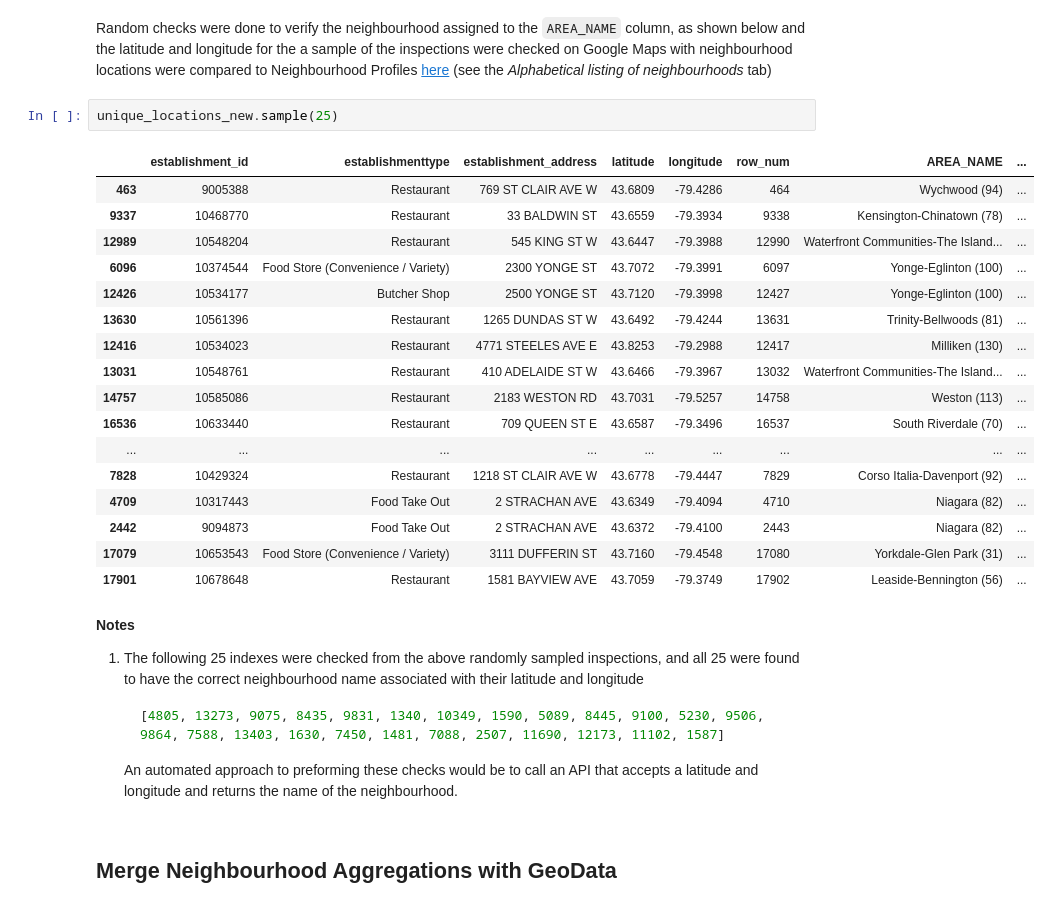
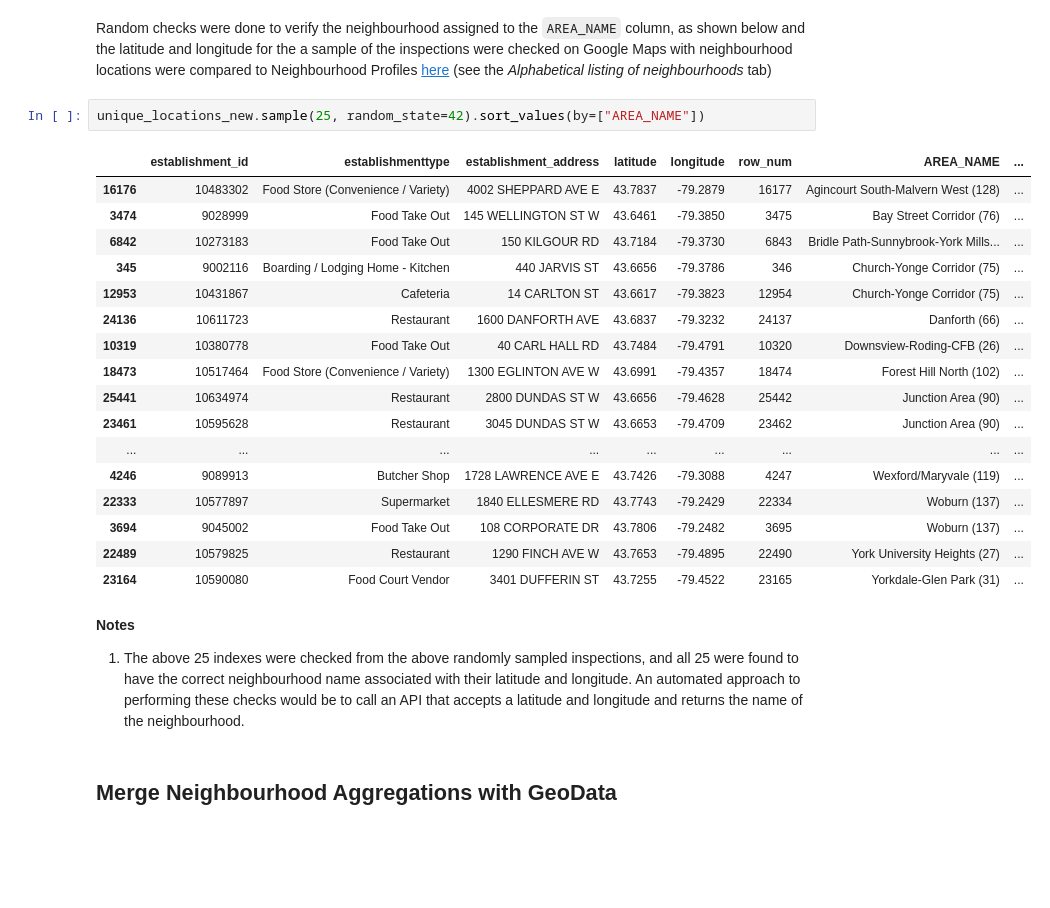
Before and after one commit to elsdes3/dinesafe-inspections, a Jupyter notebook: 4_get_stats_by_neighbourhood.ipynb, the cells around one changed output. Cells and saved outputs as stored; diff of their text form; blank space fills up the shorter version.

````diff
--- a/4_get_stats_by_neighbourhood.ipynb
+++ b/4_get_stats_by_neighbourhood.ipynb
@@ -544,33 +544,28 @@ Wall time: 58.8 ms
 # %% [markdown]
 Random checks were done to verify the neighbourhood assigned to the `AREA_NAME` column, as shown below and the latitude and longitude for the a sample of the inspections were checked on Google Maps with neighbourhood locations were compared to Neighbourhood Profiles [here](https://www.toronto.ca/city-government/data-research-maps/neighbourhoods-communities/neighbourhood-profiles/) (see the *Alphabetical listing of neighbourhoods* tab)
 # %%
-unique_locations_new.sample(25)
+unique_locations_new.sample(25, random_state=42).sort_values(by=["AREA_NAME"])
 # %% [output]
 |  | establishment_id | establishmenttype | establishment_address | latitude | longitude | row_num | AREA_NAME | ... |
-| 463 | 9005388 | Restaurant | 769 ST CLAIR AVE W | 43.6809 | -79.4286 | 464 | Wychwood (94) | ... |
-| 9337 | 10468770 | Restaurant | 33 BALDWIN ST | 43.6559 | -79.3934 | 9338 | Kensington-Chinatown (78) | ... |
-| 12989 | 10548204 | Restaurant | 545 KING ST W | 43.6447 | -79.3988 | 12990 | Waterfront Communities-The Island... | ... |
-| 6096 | 10374544 | Food Store (Convenience / Variety) | 2300 YONGE ST | 43.7072 | -79.3991 | 6097 | Yonge-Eglinton (100) | ... |
-| 12426 | 10534177 | Butcher Shop | 2500 YONGE ST | 43.7120 | -79.3998 | 12427 | Yonge-Eglinton (100) | ... |
-| 13630 | 10561396 | Restaurant | 1265 DUNDAS ST W | 43.6492 | -79.4244 | 13631 | Trinity-Bellwoods (81) | ... |
-| 12416 | 10534023 | Restaurant | 4771 STEELES AVE E | 43.8253 | -79.2988 | 12417 | Milliken (130) | ... |
-| 13031 | 10548761 | Restaurant | 410 ADELAIDE ST W | 43.6466 | -79.3967 | 13032 | Waterfront Communities-The Island... | ... |
-| 14757 | 10585086 | Restaurant | 2183 WESTON RD | 43.7031 | -79.5257 | 14758 | Weston (113) | ... |
-| 16536 | 10633440 | Restaurant | 709 QUEEN ST E | 43.6587 | -79.3496 | 16537 | South Riverdale (70) | ... |
+| 16176 | 10483302 | Food Store (Convenience / Variety) | 4002 SHEPPARD AVE E | 43.7837 | -79.2879 | 16177 | Agincourt South-Malvern West (128) | ... |
+| 3474 | 9028999 | Food Take Out | 145 WELLINGTON ST W | 43.6461 | -79.3850 | 3475 | Bay Street Corridor (76) | ... |
+| 6842 | 10273183 | Food Take Out | 150 KILGOUR RD | 43.7184 | -79.3730 | 6843 | Bridle Path-Sunnybrook-York Mills... | ... |
+| 345 | 9002116 | Boarding / Lodging Home - Kitchen | 440 JARVIS ST | 43.6656 | -79.3786 | 346 | Church-Yonge Corridor (75) | ... |
+| 12953 | 10431867 | Cafeteria | 14 CARLTON ST | 43.6617 | -79.3823 | 12954 | Church-Yonge Corridor (75) | ... |
+| 24136 | 10611723 | Restaurant | 1600 DANFORTH AVE | 43.6837 | -79.3232 | 24137 | Danforth (66) | ... |
+| 10319 | 10380778 | Food Take Out | 40 CARL HALL RD | 43.7484 | -79.4791 | 10320 | Downsview-Roding-CFB (26) | ... |
+| 18473 | 10517464 | Food Store (Convenience / Variety) | 1300 EGLINTON AVE W | 43.6991 | -79.4357 | 18474 | Forest Hill North (102) | ... |
+| 25441 | 10634974 | Restaurant | 2800 DUNDAS ST W | 43.6656 | -79.4628 | 25442 | Junction Area (90) | ... |
+| 23461 | 10595628 | Restaurant | 3045 DUNDAS ST W | 43.6653 | -79.4709 | 23462 | Junction Area (90) | ... |
 | ... | ... | ... | ... | ... | ... | ... | ... | ... |
-| 7828 | 10429324 | Restaurant | 1218 ST CLAIR AVE W | 43.6778 | -79.4447 | 7829 | Corso Italia-Davenport (92) | ... |
-| 4709 | 10317443 | Food Take Out | 2 STRACHAN AVE | 43.6349 | -79.4094 | 4710 | Niagara (82) | ... |
-| 2442 | 9094873 | Food Take Out | 2 STRACHAN AVE | 43.6372 | -79.4100 | 2443 | Niagara (82) | ... |
-| 17079 | 10653543 | Food Store (Convenience / Variety) | 3111 DUFFERIN ST | 43.7160 | -79.4548 | 17080 | Yorkdale-Glen Park (31) | ... |
-| 17901 | 10678648 | Restaurant | 1581 BAYVIEW AVE | 43.7059 | -79.3749 | 17902 | Leaside-Bennington (56) | ... |
+| 4246 | 9089913 | Butcher Shop | 1728 LAWRENCE AVE E | 43.7426 | -79.3088 | 4247 | Wexford/Maryvale (119) | ... |
+| 22333 | 10577897 | Supermarket | 1840 ELLESMERE RD | 43.7743 | -79.2429 | 22334 | Woburn (137) | ... |
+| 3694 | 9045002 | Food Take Out | 108 CORPORATE DR | 43.7806 | -79.2482 | 3695 | Woburn (137) | ... |
+| 22489 | 10579825 | Restaurant | 1290 FINCH AVE W | 43.7653 | -79.4895 | 22490 | York University Heights (27) | ... |
+| 23164 | 10590080 | Food Court Vendor | 3401 DUFFERIN ST | 43.7255 | -79.4522 | 23165 | Yorkdale-Glen Park (31) | ... |
 # %% [markdown]
 **Notes**
-1. The following 25 indexes were checked from the above randomly sampled inspections, and all 25 were found to have the correct neighbourhood name associated with their latitude and longitude
-   ```python
-   [4805, 13273, 9075, 8435, 9831, 1340, 10349, 1590, 5089, 8445, 9100, 5230, 9506, 9864, 7588, 13403, 1630, 7450, 1481, 7088, 2507, 11690, 12173, 11102, 1587]
-   ```
-
-   An automated approach to preforming these checks would be to call an API that accepts a latitude and longitude and returns the name of the neighbourhood.
+1. The above 25 indexes were checked from the above randomly sampled inspections, and all 25 were found to have the correct neighbourhood name associated with their latitude and longitude. An automated approach to performing these checks would be to call an API that accepts a latitude and longitude and returns the name of the neighbourhood.
 # %% [markdown]
 ## Merge Neighbourhood Aggregations with GeoData
 # %% [markdown]
````
Also changed, not shown: parts of 19 cells of this notebook, 11 other files.
